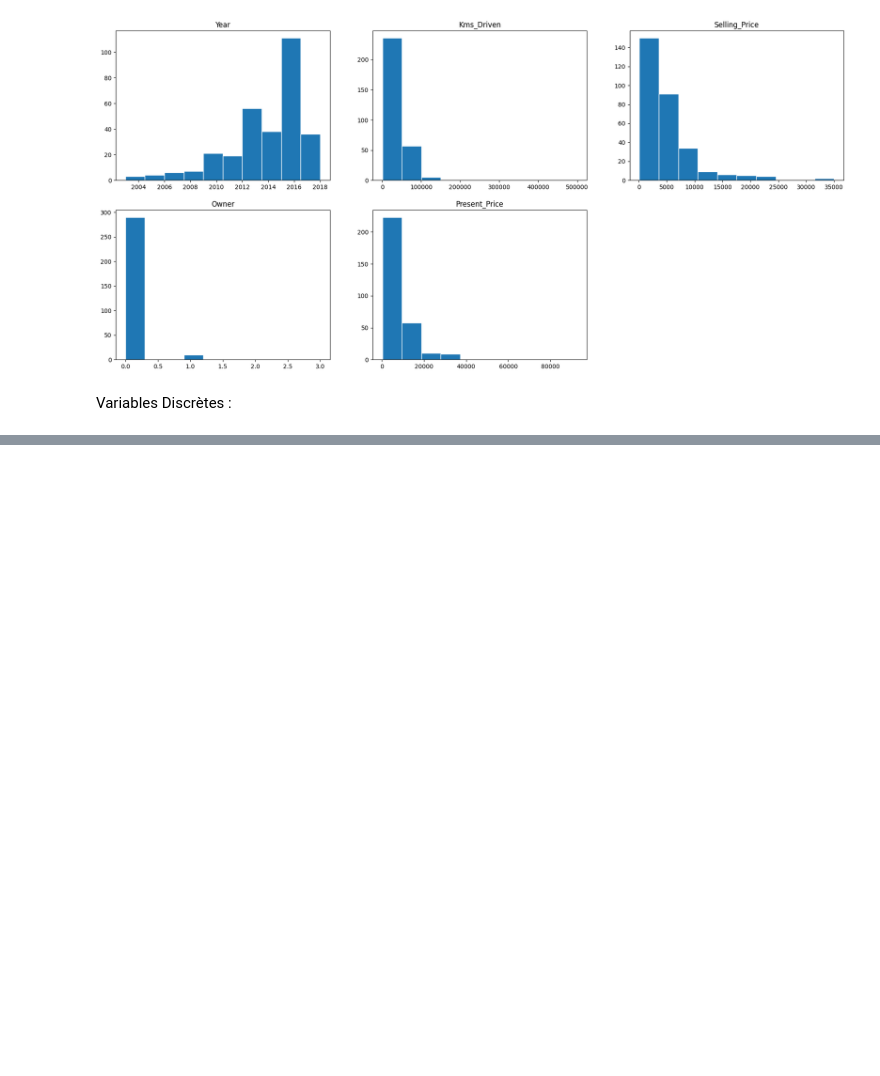
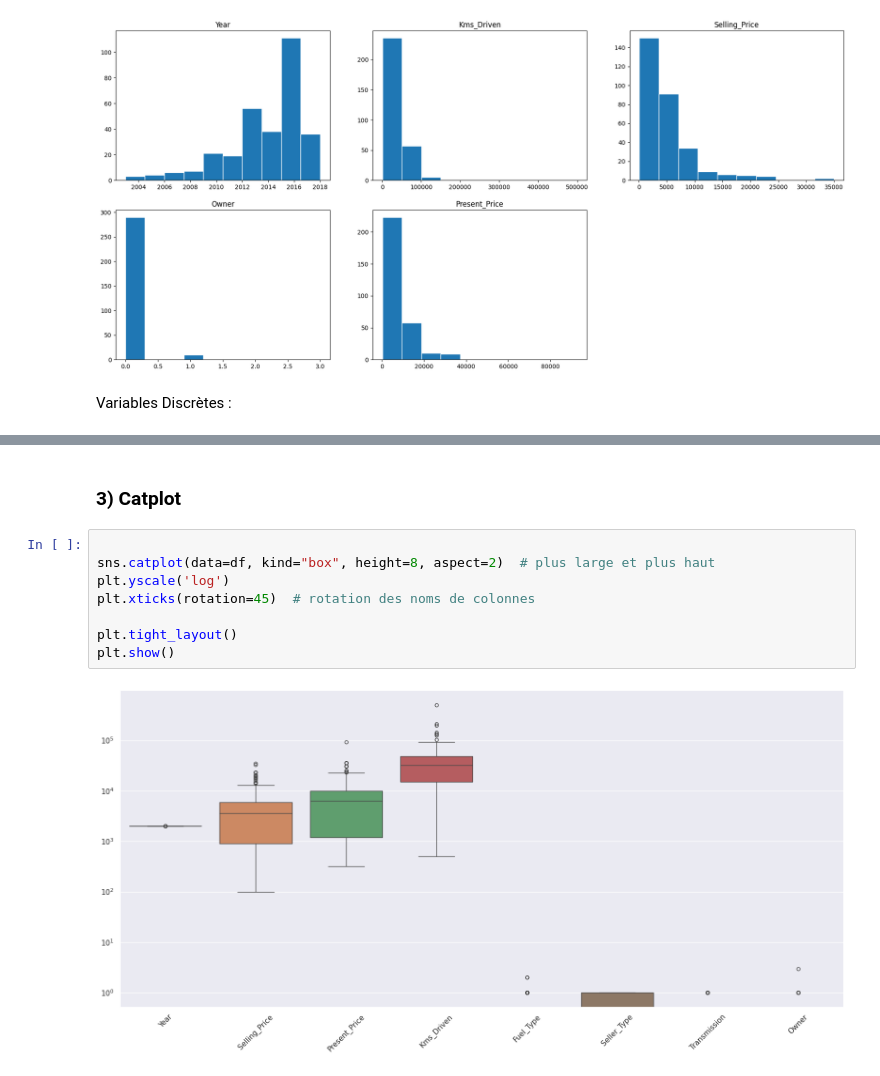
Before and after one commit to NovaStarmax/new-car, a Jupyter notebook: exploratory_analysis.ipynb, the cells around one changed output, grey strips where cells are left out. Cells and saved outputs as stored; diff of their text form; blank space fills up the shorter version.

```diff
--- a/exploratory_analysis.ipynb
+++ b/exploratory_analysis.ipynb
@@ -91,0 +110,12 @@ plt.show()
+# %% [markdown]
+### 3) Catplot
+# %%
+
+sns.catplot(data=df, kind="box", height=8, aspect=2)  # plus large et plus haut
+plt.yscale('log')
+plt.xticks(rotation=45)  # rotation des noms de colonnes
+
+plt.tight_layout()
+plt.show()
+# %% [output]
+[figure, added]
```
Also changed, not shown: parts of 12 cells of this notebook, 1 other file.
